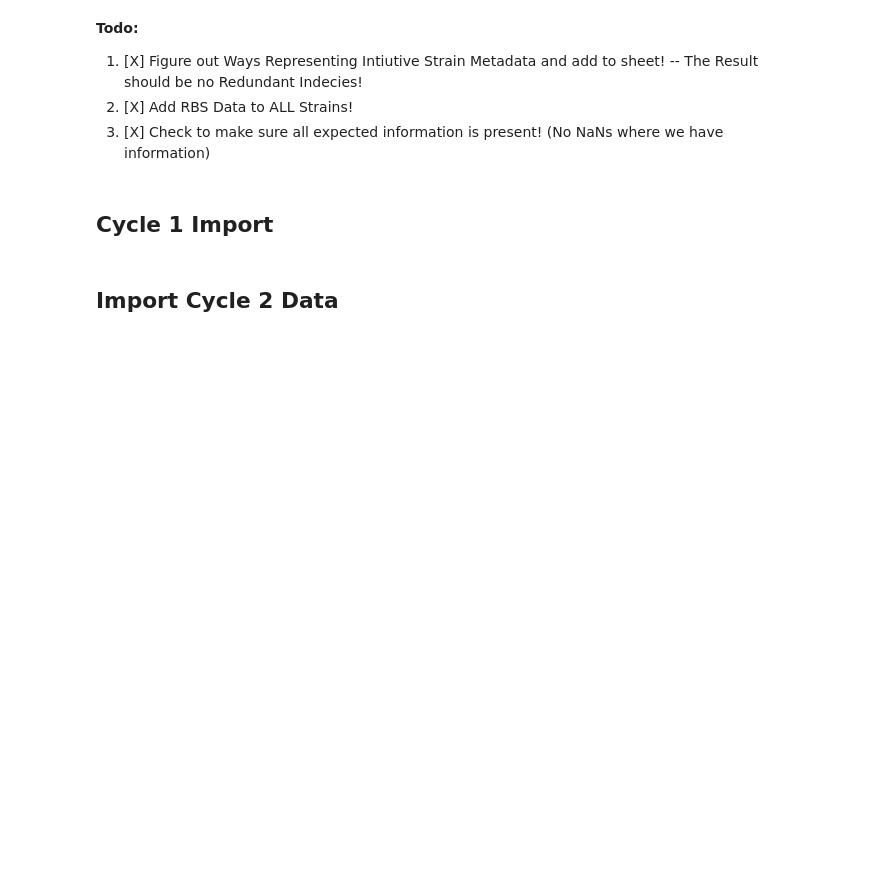
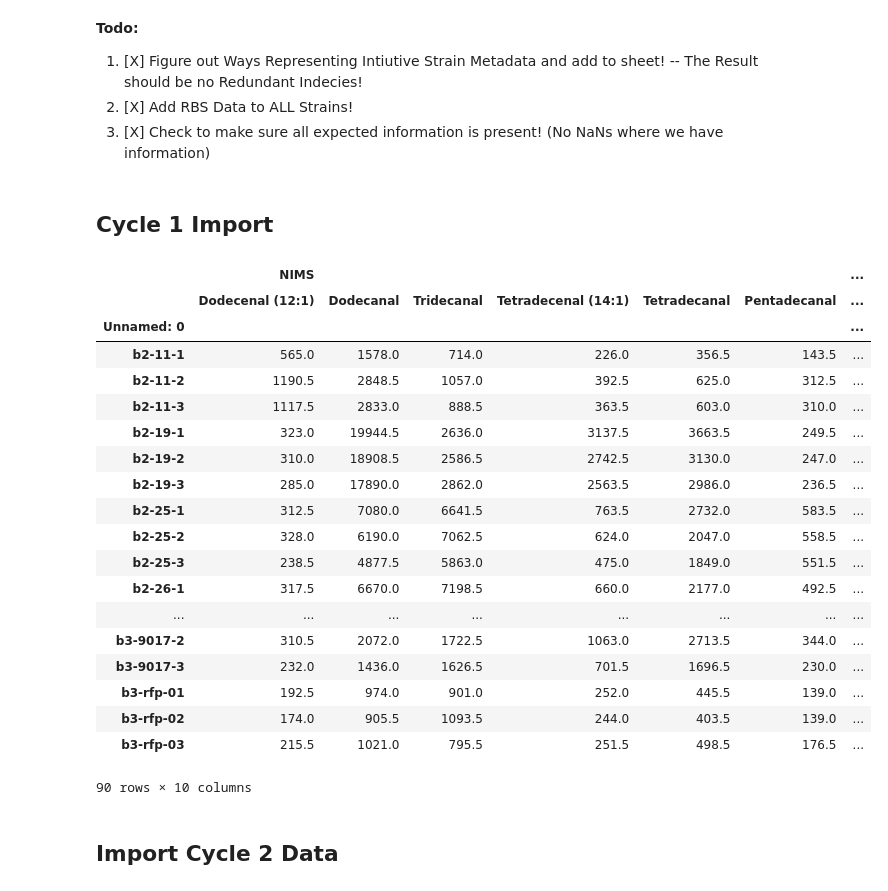
Before and after one commit to harel-coffee/Ajinomoto-auto, a Jupyter notebook: notebooks/EDDDataConvert.ipynb, the cells around one changed output. Saved outputs shown, nothing was run; the diff lists cells and outputs as text; code cells hidden in the pictures; blank space fills up the shorter version.

Commit message:
updated Ajinomoto Data Converter for Final Presentation.

```diff
--- a/notebooks/EDDDataConvert.ipynb
+++ b/notebooks/EDDDataConvert.ipynb
@@ -88,8 +88,45 @@ metabolomics_df = metabolomics_df.fillna(0)
 # %%
 #Load Nims Data
 nims_df = pd.read_csv('data/nims.csv')
 nims_averaged_df = nims_df.groupby('Unnamed: 0').mean()
 nims_averaged_df.columns = pd.MultiIndex.from_tuples([('NIMS',col) for col in nims_averaged_df.columns])
+
+#Update nims data with correct names
+nims_name_replacements = {'C12 aldehyde':'Dodecanal',
+                          'C12 aldehyde saturated':'Dodecenal (12:1)',
+                          'C13 aldehyde':'Tridecanal',
+                          'C14 aldehyde':'Tetradecanal',
+                          'C14 aldehyde saturated':'Tetradecenal (14:1)',
+                          'C15 aldehyde':'Pentadecanal',
+                          'C16 aldehyde':'Hexadecanal',
+                          'C16 aldehyde saturated':'Hexadecenal (16:1)',
+                          'C17 aldehyde':'Heptadecanal',
+                          'C19 aldehyde':'Nonadecanal'}
+
+
+nims_averaged_df.rename(columns = nims_name_replacements, inplace = True, level=1)
+display(nims_averaged_df)
+# %% [output]
+|  | NIMS |  |  |  |  |  | ... |
+|  | Dodecenal (12:1) | Dodecanal | Tridecanal | Tetradecenal (14:1) | Tetradecanal | Pentadecanal | ... |
+| Unnamed: 0 |  |  |  |  |  |  | ... |
+| b2-11-1 | 565.0 | 1578.0 | 714.0 | 226.0 | 356.5 | 143.5 | ... |
+| b2-11-2 | 1190.5 | 2848.5 | 1057.0 | 392.5 | 625.0 | 312.5 | ... |
+| b2-11-3 | 1117.5 | 2833.0 | 888.5 | 363.5 | 603.0 | 310.0 | ... |
+| b2-19-1 | 323.0 | 19944.5 | 2636.0 | 3137.5 | 3663.5 | 249.5 | ... |
+| b2-19-2 | 310.0 | 18908.5 | 2586.5 | 2742.5 | 3130.0 | 247.0 | ... |
+| b2-19-3 | 285.0 | 17890.0 | 2862.0 | 2563.5 | 2986.0 | 236.5 | ... |
+| b2-25-1 | 312.5 | 7080.0 | 6641.5 | 763.5 | 2732.0 | 583.5 | ... |
+| b2-25-2 | 328.0 | 6190.0 | 7062.5 | 624.0 | 2047.0 | 558.5 | ... |
+| b2-25-3 | 238.5 | 4877.5 | 5863.0 | 475.0 | 1849.0 | 551.5 | ... |
+| b2-26-1 | 317.5 | 6670.0 | 7198.5 | 660.0 | 2177.0 | 492.5 | ... |
+| ... | ... | ... | ... | ... | ... | ... | ... |
+| b3-9017-2 | 310.5 | 2072.0 | 1722.5 | 1063.0 | 2713.5 | 344.0 | ... |
+| b3-9017-3 | 232.0 | 1436.0 | 1626.5 | 701.5 | 1696.5 | 230.0 | ... |
+| b3-rfp-01 | 192.5 | 974.0 | 901.0 | 252.0 | 445.5 | 139.0 | ... |
+| b3-rfp-02 | 174.0 | 905.5 | 1093.5 | 244.0 | 403.5 | 139.0 | ... |
+| b3-rfp-03 | 215.5 | 1021.0 | 795.5 | 251.5 | 498.5 | 176.5 | ... |
+90 rows × 10 columns
 # %%
 df = pd.merge(measurement_df,design_df,how='left',left_index=True,right_index=True)
 df = pd.merge(df,metabolomics_df,how='left',left_index=True,right_index=True)
```
Also changed, not shown: parts of 10 cells of this notebook, 28 other files.
